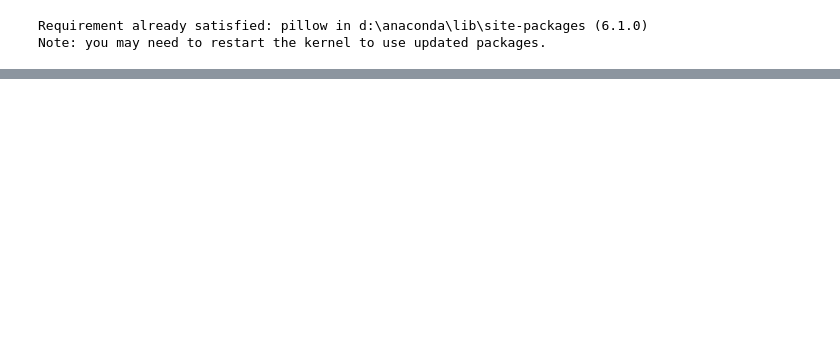
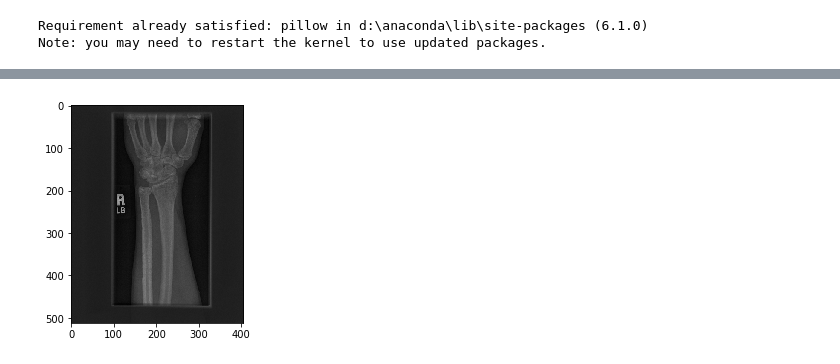
Before and after one commit to amikha33/MURA, a Jupyter notebook: X-Ray.ipynb, the cells around one changed output, grey strips where cells are left out. Saved outputs shown, nothing was run; the diff lists cells and outputs as text; code cells hidden in the pictures; blank space fills up the shorter version.

```diff
--- a/X-Ray.ipynb
+++ b/X-Ray.ipynb
@@ -32,0 +40,5 @@ cv2.destroyAllWindows()
+# %%
+plt.imshow(testData_Unspervised[333])
+plt.show()
+# %% [output]
+[figure, added]
```
Also changed, not shown: parts of 5 cells of this notebook.
